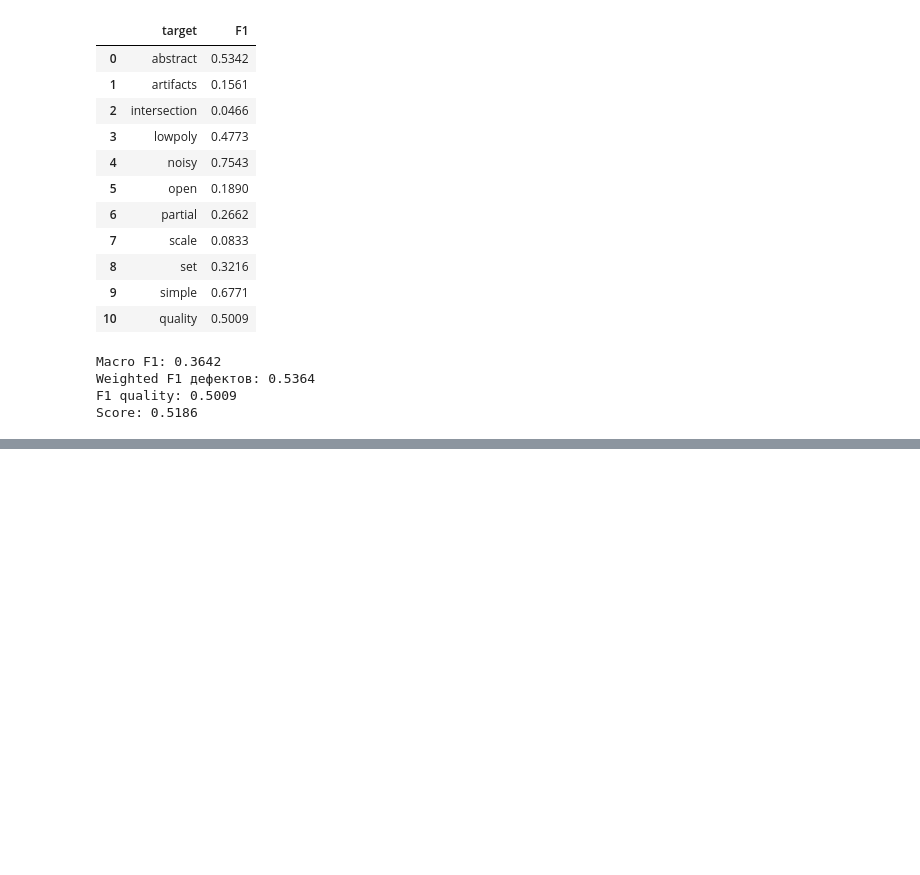
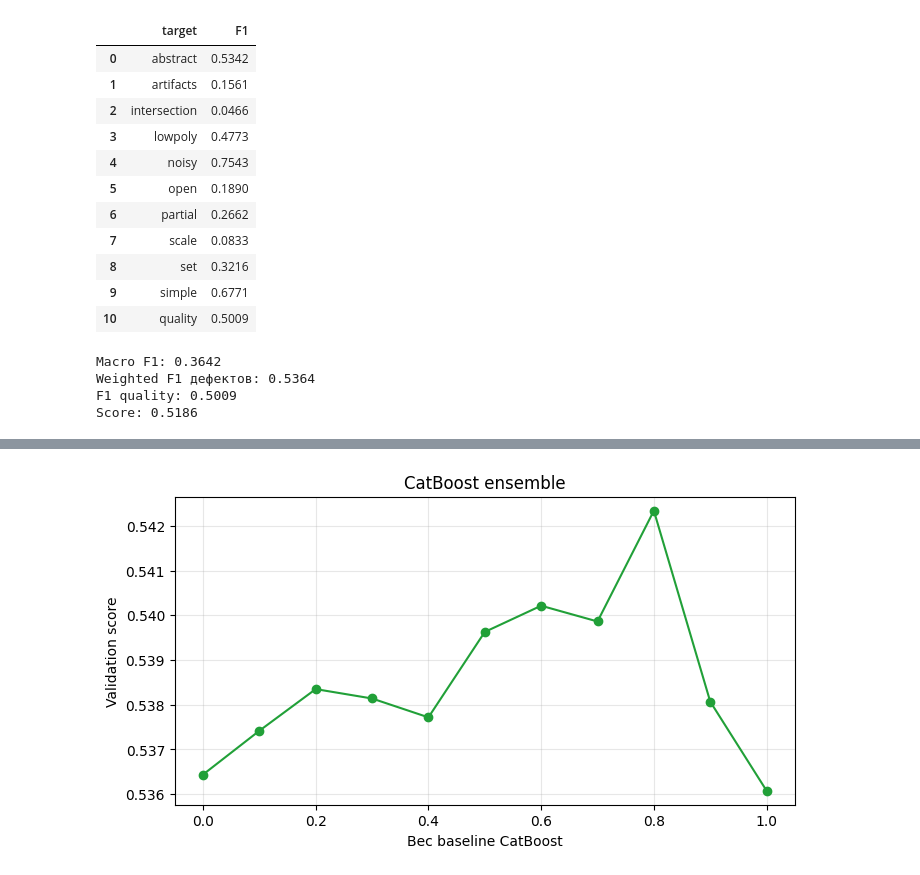
Before and after one commit to gasich27/AI-Challenge-2026-MainStage, a Jupyter notebook: catboost_mesh_baseline.ipynb, the cells around one changed output, grey strips where cells are left out. Drawn from its saved outputs; the diff is of its cells as text; code cells hidden in the pictures; blank space fills up the shorter version.

Commit message:
catboost tuned

```diff
--- a/catboost_mesh_baseline.ipynb
+++ b/catboost_mesh_baseline.ipynb
@@ -325,0 +496,22 @@ Score: 0.5186
+# %%
+ensemble_configs = [
+    {
+        'name': 'depth_5',
+        'iterations': 600,
+        'depth': 5,
+        'learning_rate': 0.04,
+        'random_seed': 123
+    },
+    {
+        'name': 'depth_7',
+        'iterations': 600,
+        'depth': 7,
+        'learning_rate': 0.03,
+        'random_seed': 777
+    }
+]
+
+ENSEMBLE_MODELS_DIR = ROOT / 'models' / 'catboost_ensemble'
+ENSEMBLE_MODELS_DIR.mkdir(parents=True, exist_ok=True)
+
+ensemble_probabilities = [val_probabilities]
@@ -325,0 +622,15 @@ Score: 0.5186
+# %%
+plt.figure(figsize=(8, 4))
+plt.plot(
+    blend_results['baseline_weight'],
+    blend_results['score'],
+    marker='o',
+    color='#21A038'
+)
+plt.xlabel('Вес baseline CatBoost')
+plt.ylabel('Validation score')
+plt.title('CatBoost ensemble')
+plt.grid(alpha=0.3)
+plt.show()
+# %% [output]
+[figure, added]
```
Also changed, not shown: parts of 15 cells of this notebook.
